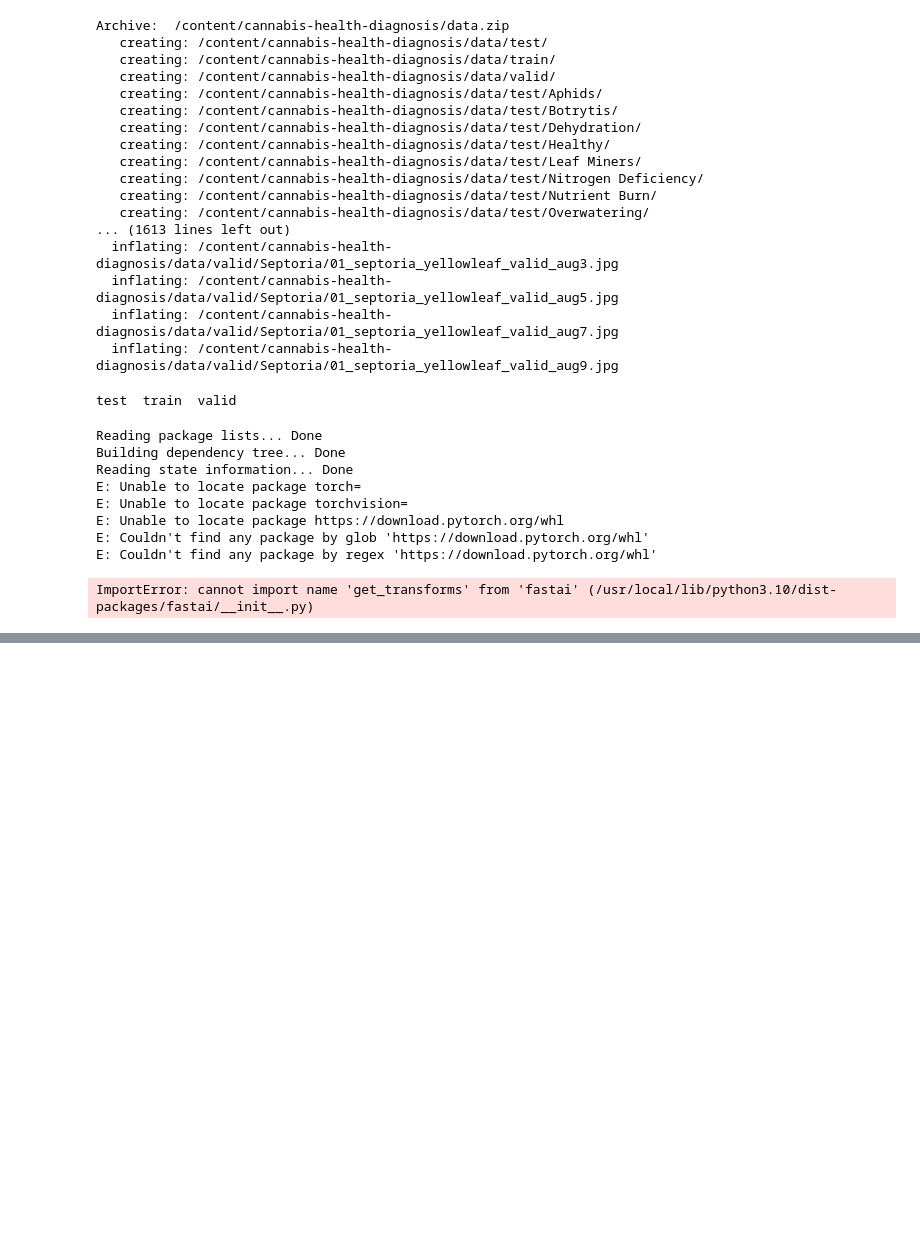
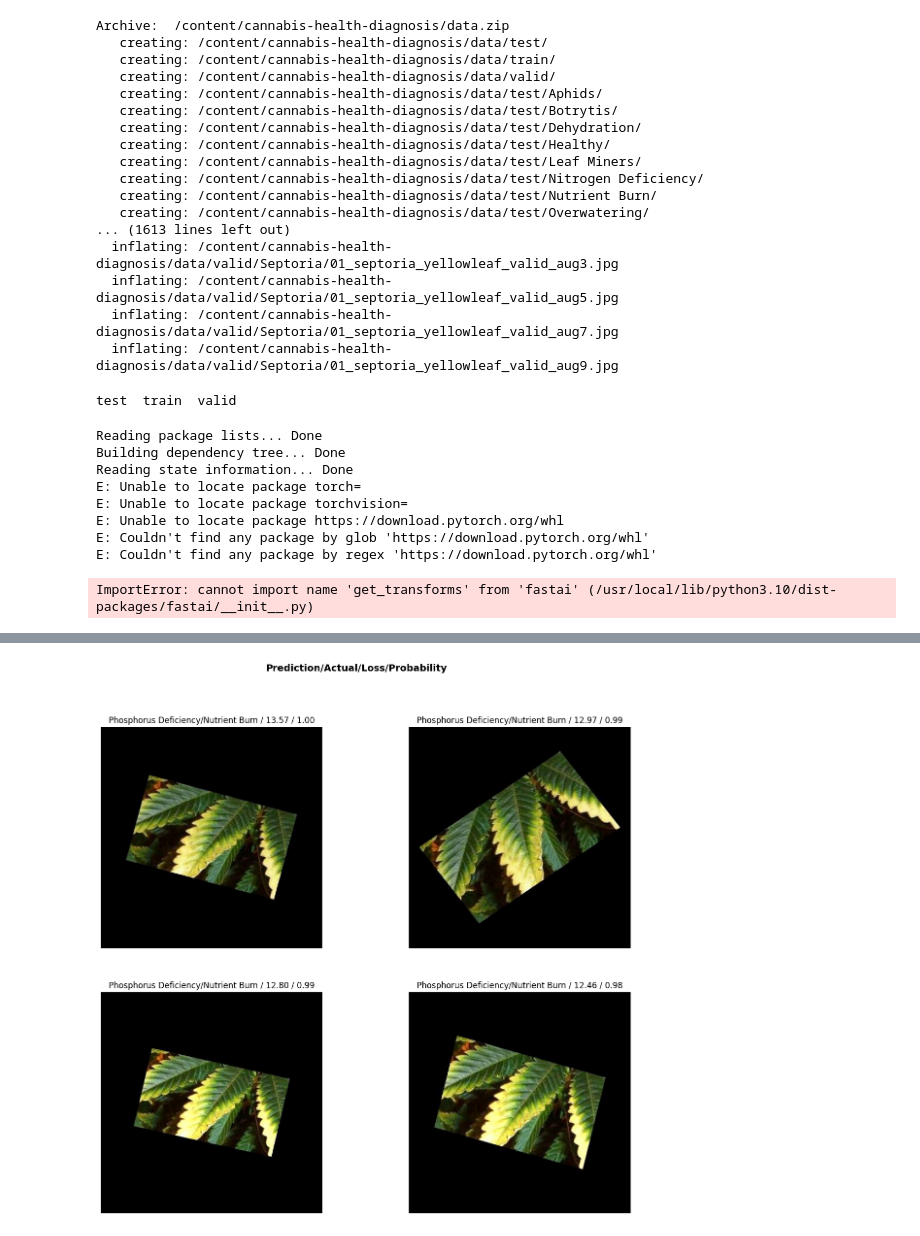
Before and after one commit to gogifemi/cannabis-health-diagnosis, a Jupyter notebook: notebooks/(colab)canhealth_cnn_learner.ipynb, the cells around one changed output, grey strips where cells are left out. Drawn from its saved outputs; the diff is of its cells as text; code cells hidden in the pictures; blank space fills up the shorter version.

```diff
--- a/notebooks/(colab)canhealth_cnn_learner.ipynb
+++ b/notebooks/(colab)canhealth_cnn_learner.ipynb
@@ -96,2 +97,2 @@ img_data.show_batch(rows=4, figsize=(12,10))
 # %%
-model = cnn_learner(img_data, models.resnet34, metrics=[accuracy, error_rate])
+model = vision_learner(img_data, models.resnet34, metrics=[accuracy, error_rate])
@@ -110,2 +154,3 @@ interpret = ClassificationInterpretation.from_learner(model)
 # %%
-interpret.plot_top_losses(4, figsize=(20, 25))
+interpret.plot_top_losses(4, figsize=(15, 13))
+# %% [output]
@@ -111,0 +158 @@ interpret.plot_top_losses(4, figsize=(20, 25))
+[figure, added]
```
Also changed, not shown: parts of 36 cells of this notebook.
